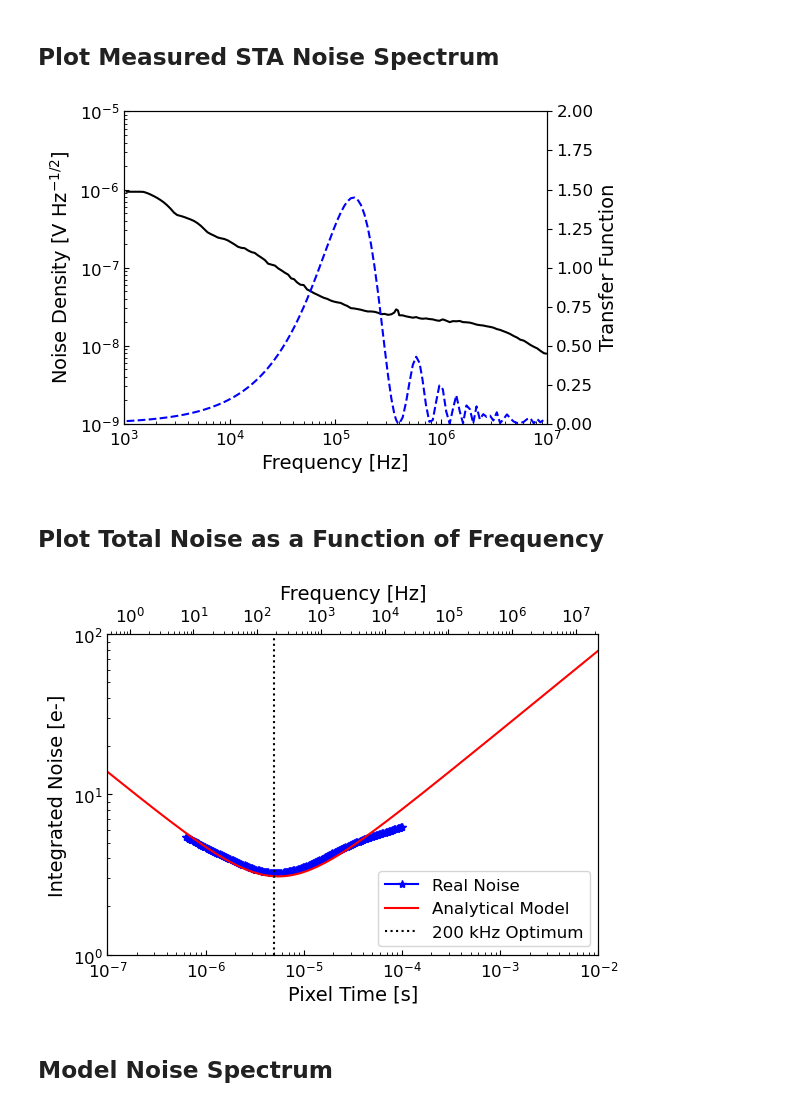
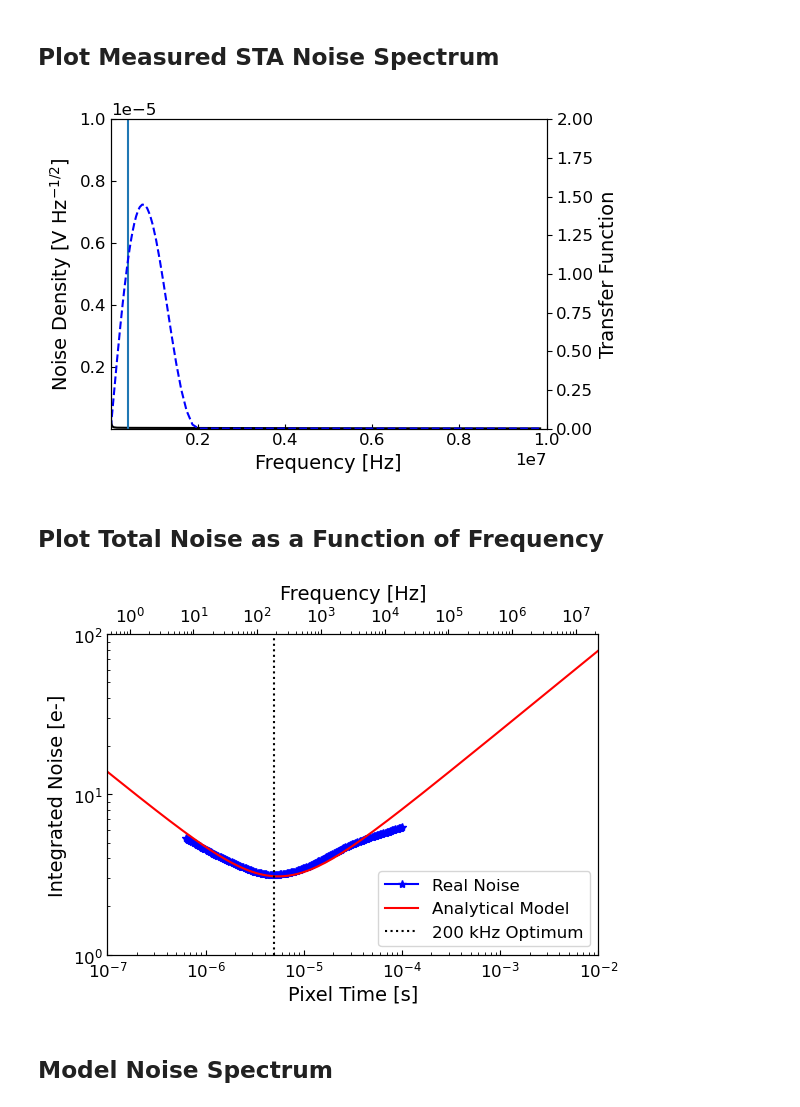
Before and after one commit to brockparker/Research, a Jupyter notebook: CCDs/Skipper_Noise/skipper_noise_testing.ipynb, the cells around one changed output. Cells and saved outputs as stored; diff of their text form; code cells hidden in the pictures.

Commit message:
Update noise modelling

```diff
--- a/CCDs/Skipper_Noise/skipper_noise_testing.ipynb
+++ b/CCDs/Skipper_Noise/skipper_noise_testing.ipynb
@@ -35,6 +35,7 @@ def transfer(f, t, delay = 0*u.s):
     t = t / 2 + delay
 
     noise_density = 2 * (np.sin((np.pi * f * t).to(u.rad, equivalencies=u.dimensionless_angles())))**2 / ((np.pi * f * t).to(u.rad, equivalencies=u.dimensionless_angles()))
+    noise_density[f>1/t] = 0
     return noise_density
 
 @u.quantity_input(f=u.Hz, t=u.s, delay=u.s)
@@ -49,6 +50,7 @@ def transfer_skipper(f, t, n, delay = 0*u.s):
     part2 = abs( np.sin((2*np.pi * f * t * n).value) / np.sin((2*np.pi * f * t).to(u.rad, equivalencies=u.dimensionless_angles())))
 
     noise_density = part1 * part2
+    noise_density[f>1/t] = 0
     return noise_density
 
 @u.quantity_input(f1=u.Hz, f2=u.Hz, t=u.s, delay=u.s)
@@ -206,33 +208,34 @@ noise_spectrum = pd.read_csv(path + '/Research/CCDs/Skipper_Noise/STANoiseSpectr
 noise_freqs = np.array(noise_spectrum[0]) * u.Hz
 noise_density = np.array(noise_spectrum[1]) * u.V / (u.Hz**0.5)
 
-opt_speed = 1/(200*u.kHz)
+opt_speed = 1/(1000*u.kHz)
 cds_transfer = transfer(noise_freqs, opt_speed)
 # %%
 fig, ax = plt.subplots(1, 1, figsize=(6,4), layout='tight')
 ax2 = ax.twinx()
 
 ax2.plot(noise_freqs, cds_transfer, color = 'blue', ls='--')
 ax.plot(noise_freqs, noise_density, color='black', ls='-')
 
 ax.set_xlabel(r'Frequency [Hz]')
 ax2.set_ylabel(r'Transfer Function')
 ax.set_ylabel(r'Noise Density [V Hz$^{-1/2}$]')
 # ax.legend(loc = 'best')
 ax.set_xlim(1e3, 1e7)
-ax.set_xscale('log')
-ax.set_yscale('log')
+# ax.set_xscale('log')
+# ax.set_yscale('log')
 ax.set_ylim(1e-9, 1e-5)
 ax2.set_ylim(0, 2)
+ax.axvline(400*u.kHz)
 
 ax.tick_params(axis='both', direction='in', which='both')
 
 fig.tight_layout()
 
 plt.savefig(path + '/Research/CCDs/Skipper_Noise/sta_noise_spectrum.png', dpi=250)
 plt.show()
 # %% [output]
-[figure, old version]
+[figure, new version]
 # %% [markdown]
 ## Plot Total Noise as a Function of Frequency
 # %%
@@ -270,7 +273,7 @@ fig.tight_layout()
 plt.savefig(path + '/Research/CCDs/Skipper_Noise/sta_integrated_noise.png', dpi=250)
 plt.show()
 # %% [output]
-[figure, old version]
+[figure, new version]
 # %% [markdown]
 ## Model Noise Spectrum
 # %% [markdown]
```
Also changed, not shown: parts of 8 cells of this notebook, 7 other files.
